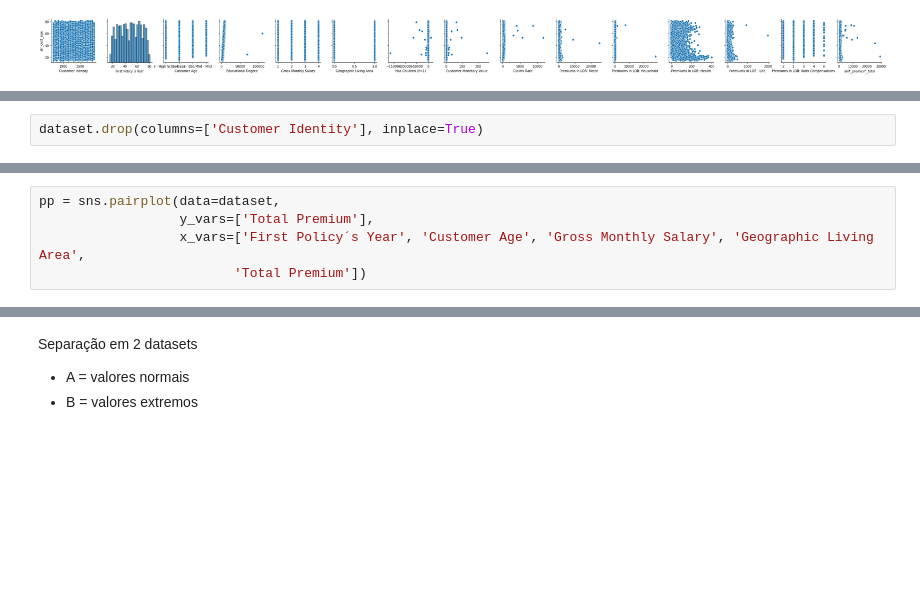
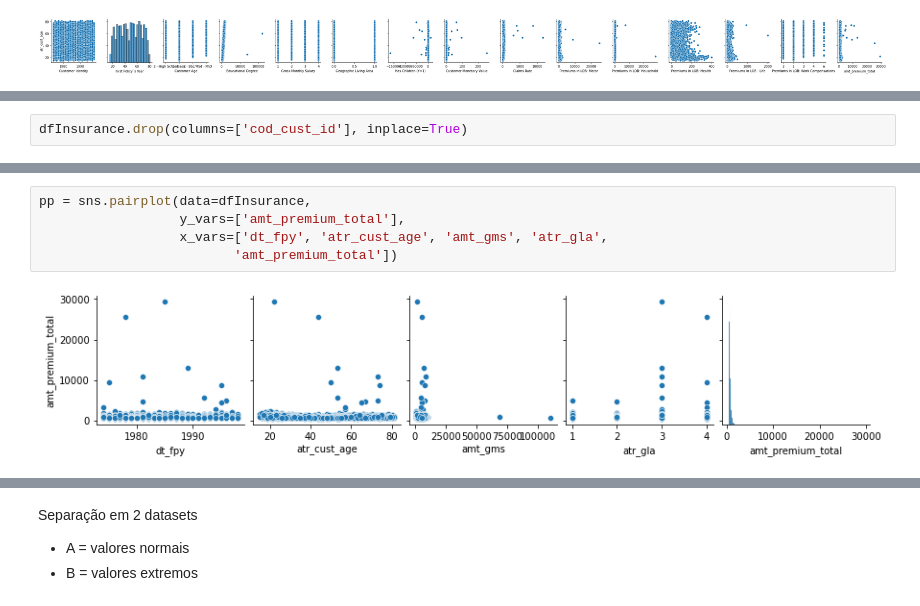
Before and after one commit to Portugapt/Closer-Challenge, a Jupyter notebook: notebook/EDA.ipynb, the cells around one changed output, grey strips where cells are left out. Cells and saved outputs as stored; diff of their text form; blank space fills up the shorter version.

Commit message:
update eda - column names

```diff
--- a/notebook/EDA.ipynb
+++ b/notebook/EDA.ipynb
@@ -427,4 +433,4 @@ dfInsurance.columns
 # %%
-dataset.drop(columns=['Customer Identity'], inplace=True)
+dfInsurance.drop(columns=['cod_cust_id'], inplace=True)
 # %%
 dataset.columns
@@ -441,6 +486,8 @@ sns.pairplot(dataset.loc[0:, 'Claims Rate':'Premiums in LOB: Motor']);
 # %%
-pp = sns.pairplot(data=dataset,
-                  y_vars=['Total Premium'],
-                  x_vars=['First Policy´s Year', 'Customer Age', 'Gross Monthly Salary', 'Geographic Living Area',
-                         'Total Premium'])
+pp = sns.pairplot(data=dfInsurance,
+                  y_vars=['amt_premium_total'],
+                  x_vars=['dt_fpy', 'atr_cust_age', 'amt_gms', 'atr_gla',
+                         'amt_premium_total'])
+# %% [output]
+[figure, added]
 # %%
```
Also changed, not shown: parts of 22 cells of this notebook.
